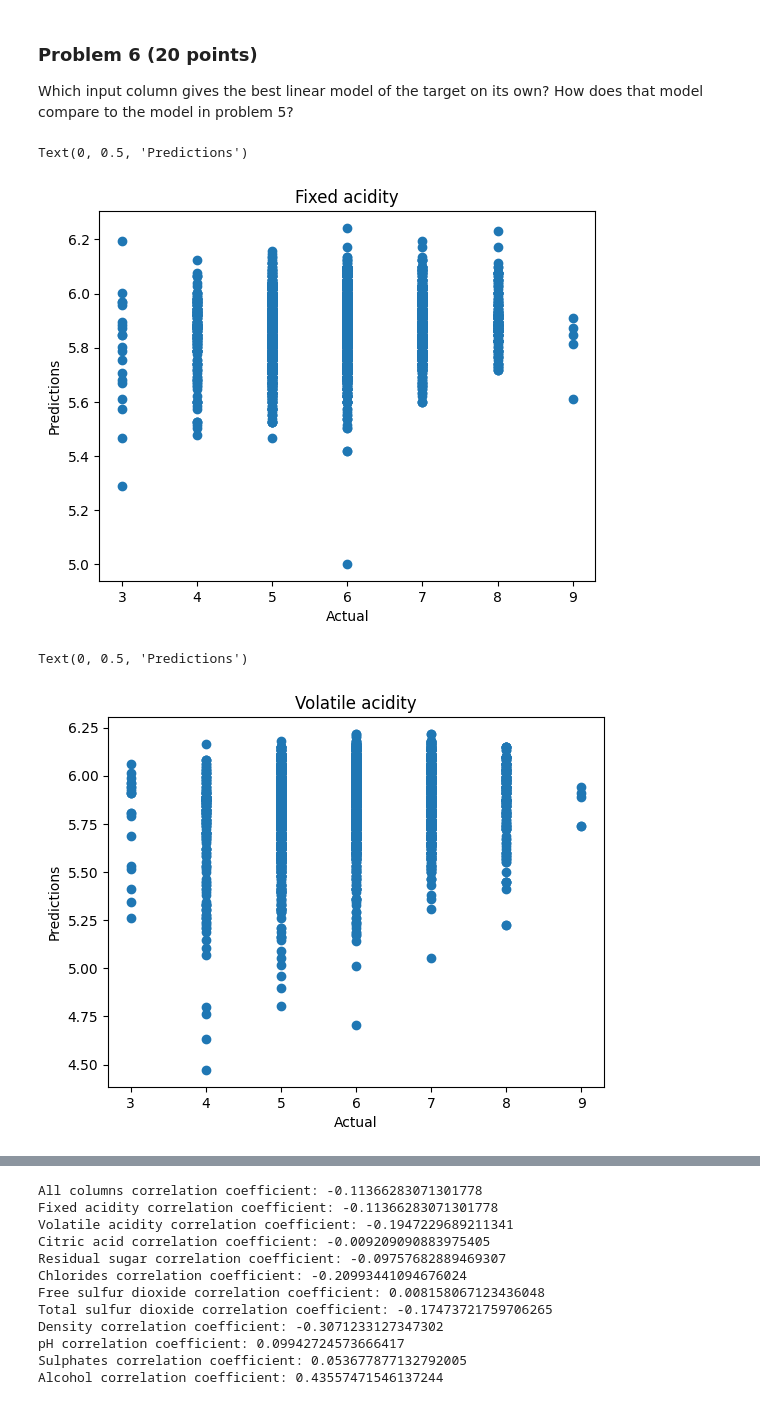
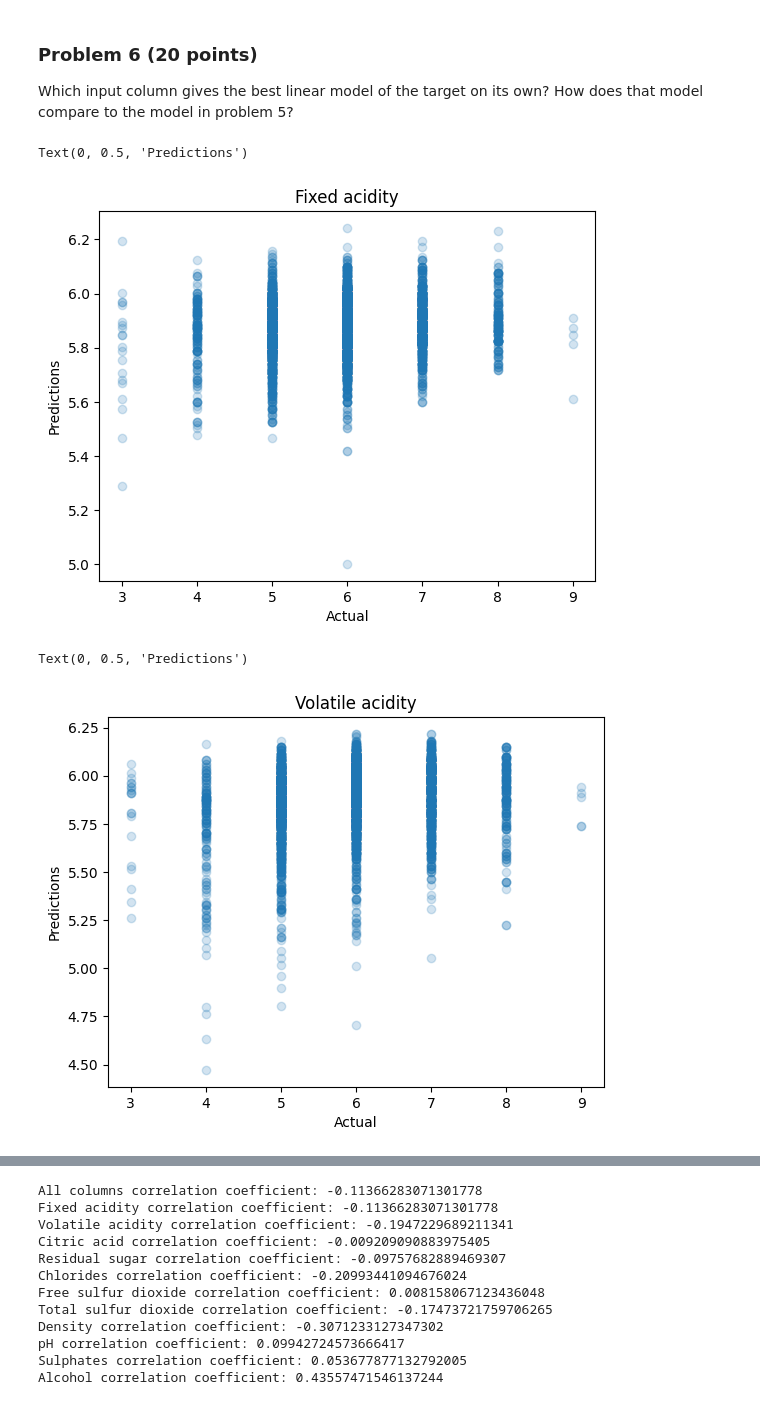
Before and after one commit to amadara1/dx601-final-project, a Jupyter notebook: project.ipynb, the cells around one changed output, grey strips where cells are left out. Drawn from its saved outputs; the diff is of its cells as text; code cells hidden in the pictures.

```diff
--- a/project.ipynb
+++ b/project.ipynb
@@ -268,32 +268,32 @@ model_fixed_acidity.fit(fixed_acidity, Y)
 pred_fixed_acidity = model_fixed_acidity.predict(fixed_acidity)
 
 
-plt.scatter(Y, pred_fixed_acidity)
+plt.scatter(Y, pred_fixed_acidity, alpha=0.2)
 plt.title('Fixed acidity')
 plt.xlabel('Actual')
 plt.ylabel('Predictions')
 # %% [output]
 Text(0, 0.5, 'Predictions')
-[figure, old version]
+[figure, new version]
 # %%
 # Volatile acidity
 
 volatile_acidity = np.array(wine[['volatile acidity']], dtype="float")
 
 model_volatile_acidity = sklearn.linear_model.LinearRegression()
 model_volatile_acidity.fit(volatile_acidity, Y)
 
 
 pred_volatile_acidity = model_volatile_acidity.predict(volatile_acidity)
 
 
-plt.scatter(Y, pred_volatile_acidity)
+plt.scatter(Y, pred_volatile_acidity, alpha=0.2)
 plt.title('Volatile acidity')
 plt.xlabel('Actual')
 plt.ylabel('Predictions')
 # %% [output]
 Text(0, 0.5, 'Predictions')
-[figure, old version]
+[figure, new version]
 # %%
 # Citric acid
 
```
Also changed, not shown: parts of 35 cells of this notebook.
